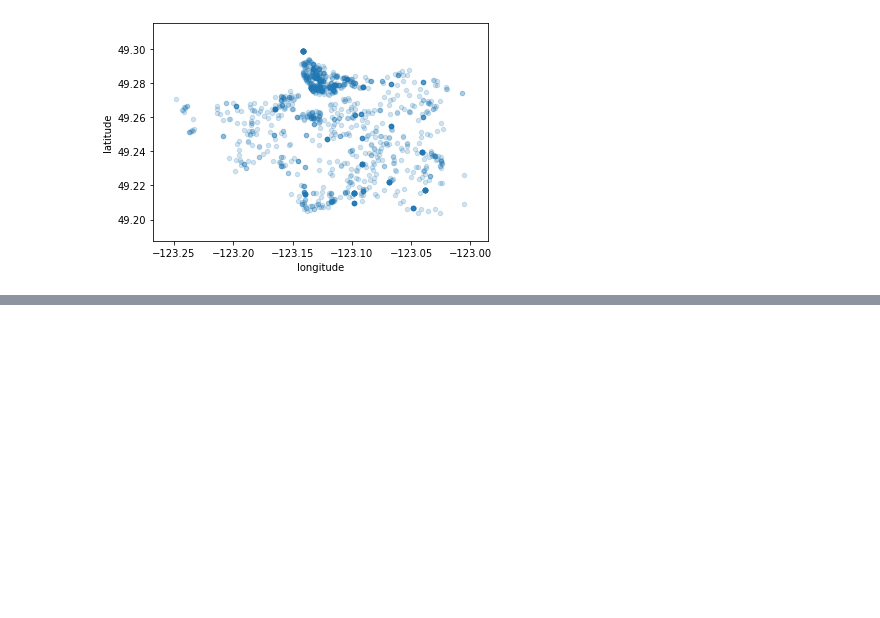
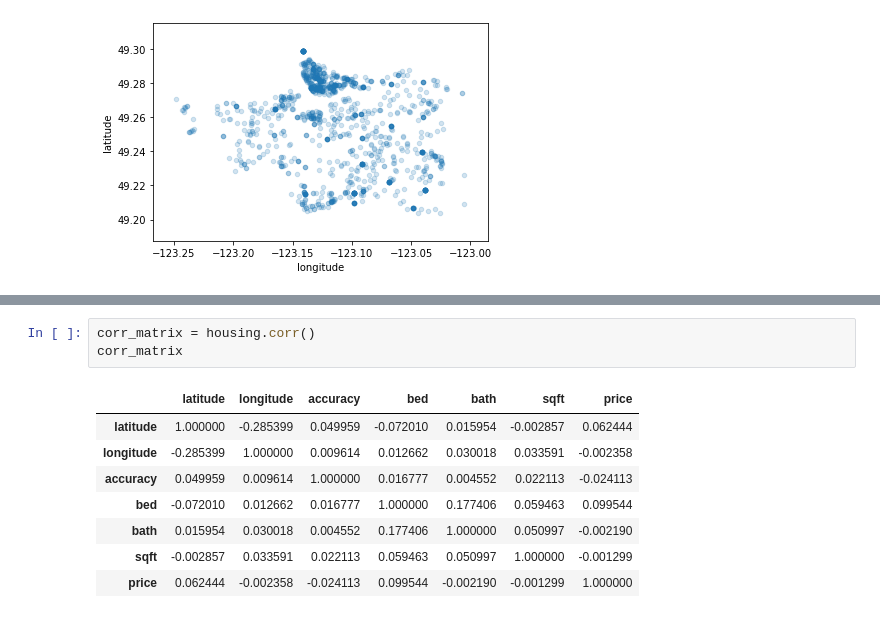
Before and after one commit to Paul-M-K/Craigslist_ML_project, a Jupyter notebook: Housing.ipynb, the cells around one changed output, grey strips where cells are left out. Saved outputs shown, nothing was run; the diff lists cells and outputs as text; blank space fills up the shorter version.

```diff
--- a/Housing.ipynb
+++ b/Housing.ipynb
@@ -203,0 +208,12 @@ plt.legend()
+# %%
+corr_matrix = housing.corr()
+corr_matrix
+# %% [output]
+|  | latitude | longitude | accuracy | bed | bath | sqft | price |
+| latitude | 1.000000 | -0.285399 | 0.049959 | -0.072010 | 0.015954 | -0.002857 | 0.062444 |
+| longitude | -0.285399 | 1.000000 | 0.009614 | 0.012662 | 0.030018 | 0.033591 | -0.002358 |
+| accuracy | 0.049959 | 0.009614 | 1.000000 | 0.016777 | 0.004552 | 0.022113 | -0.024113 |
+| bed | -0.072010 | 0.012662 | 0.016777 | 1.000000 | 0.177406 | 0.059463 | 0.099544 |
+| bath | 0.015954 | 0.030018 | 0.004552 | 0.177406 | 1.000000 | 0.050997 | -0.002190 |
+| sqft | -0.002857 | 0.033591 | 0.022113 | 0.059463 | 0.050997 | 1.000000 | -0.001299 |
+| price | 0.062444 | -0.002358 | -0.024113 | 0.099544 | -0.002190 | -0.001299 | 1.000000 |
```
Also changed, not shown: parts of 4 cells of this notebook.
